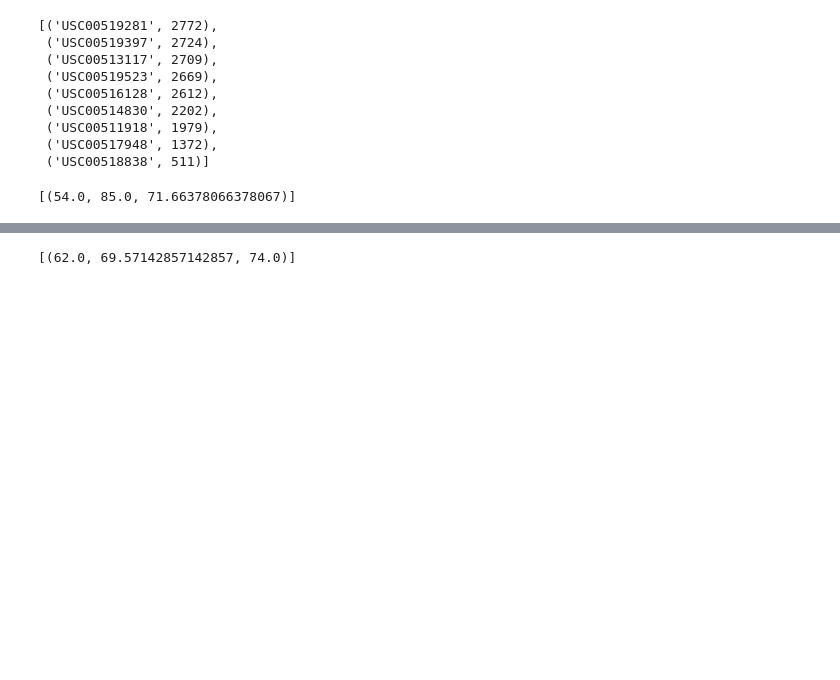
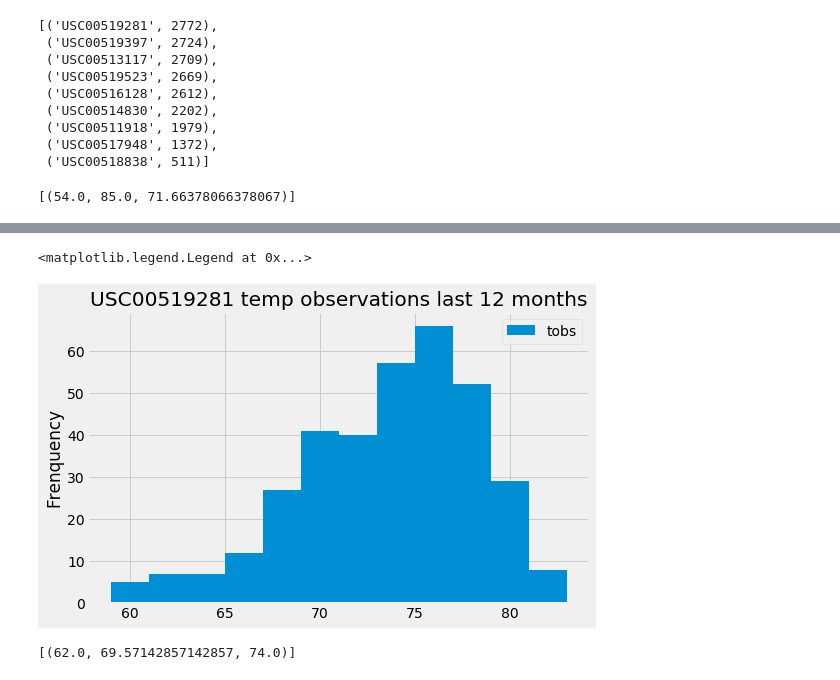
Before and after one commit to dxvo/MYSQL2, a Jupyter notebook: climate_starter.ipynb, the cells around one changed output, grey strips where cells are left out. Saved outputs shown, nothing was run; the diff lists cells and outputs as text; code cells hidden in the pictures; blank space fills up the shorter version.

```diff
--- a/climate_starter.ipynb
+++ b/climate_starter.ipynb
@@ -112,7 +136,9 @@ ax.legend(["precipitation"]);
 [(9)]
 # %%
 # What are the most active stations? (i.e. what stations have the most rows)?
-# List the stations and the counts in descending order.
+active_list = engine.execute("SELECT station, count(station) FROM Measurement\
+                             GROUP BY station ORDER BY count(station) DESC").fetchall()
+active_list
 # %% [output]
 [('USC00519281', 2772),
  ('USC00519397', 2724),
@@ -130,4 +158,11 @@ ax.legend(["precipitation"]);
 [(54.0, 85.0, 71.66378066378067)]
 # %%
 # Choose the station with the highest number of temperature observations.
-# Query the last 12 months of temperature observation data for this station and plot the results as a histogram
+# Query the last 12 months of temperature observation data for this station
+highest_temp_station = session.query(Measurement.station, Measurement.tobs).\
+                filter(Measurement.station == active_list[0][0]).\
+                filter(Measurement.date >= '2016-08-24').\
+                filter(Measurement.date <= '2017-08-23').all()
+
+highest_temp_station_df = pd.DataFrame(highest_temp_station)
+highest_temp_station_df.set_index('station', inplace=True)
@@ -136,3 +169,13 @@ ax.legend(["precipitation"]);
+# %%
+#plot the results as a histogram
+fig, ax = subplots(figsize=(8,5))
+highest_temp_station_df.hist(bins = 12,ax = ax)
+plt.ylabel("Frenquency")
+plt.title("USC00519281 temp observations last 12 months")
+ax.legend(["tobs"])
+# %% [output]
+<matplotlib.legend.Legend at 0x...>
+[figure, added]
 # %%
 # This function called `calc_temps` will accept start date and end date in the format '%Y-%m-%d'
 # and return the minimum, average, and maximum temperatures for that range of dates
```
Also changed, not shown: parts of 10 cells of this notebook.
